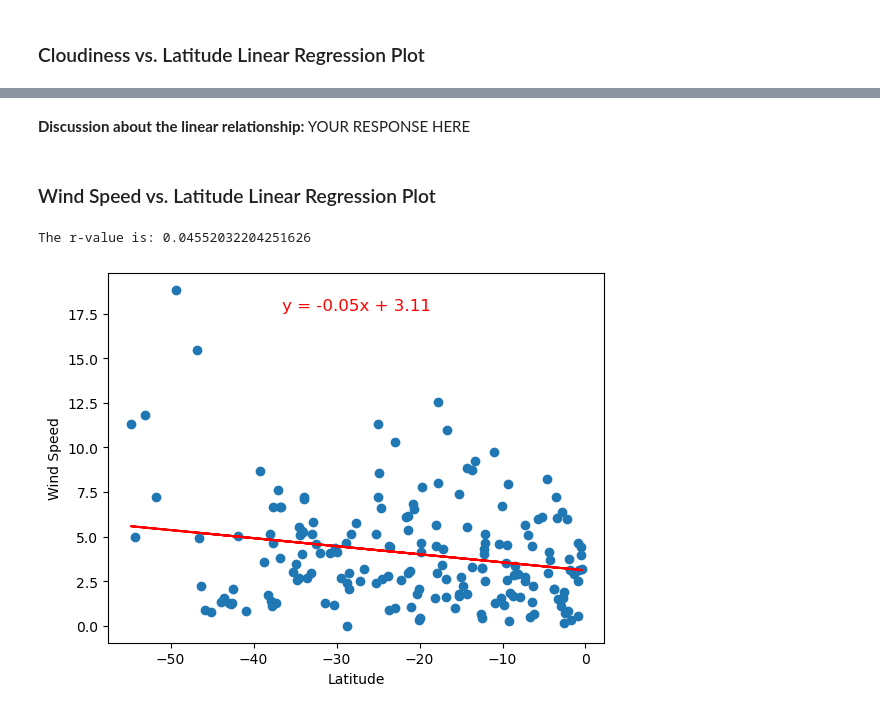
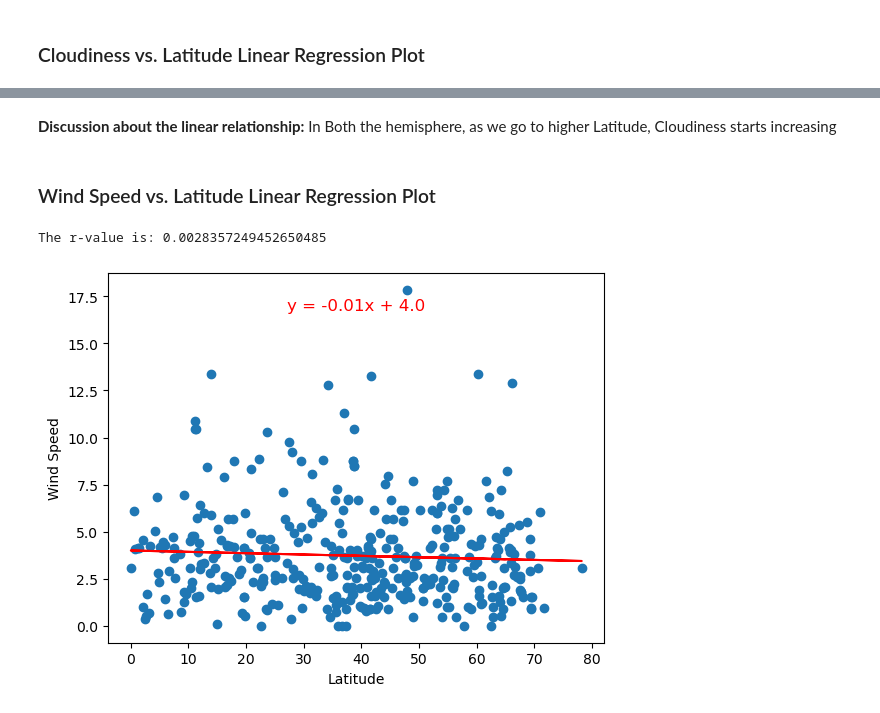
Before and after one commit to kasheshjaiin/python-api-challenge, a Jupyter notebook: WeatherPy/WeatherPy.ipynb, the cells around one changed output, grey strips where cells are left out. Drawn from its saved outputs; the diff is of its cells as text; code cells hidden in the pictures.

```diff
--- a/WeatherPy/WeatherPy.ipynb
+++ b/WeatherPy/WeatherPy.ipynb
@@ -378,13 +378,13 @@ The r-value is: 0.1184489037311788
-# %% [markdown]
-**Discussion about the linear relationship:** YOUR RESPONSE HERE
+# %% [markdown]
+**Discussion about the linear relationship:** In Both the hemisphere, as we go to higher Latitude, Cloudiness starts increasing
 # %% [markdown]
 ### Wind Speed vs. Latitude Linear Regression Plot
 # %%
 # Northern Hemisphere
-linear_regression_plot(southern_hemi_df['Lat'], southern_hemi_df['Wind Speed'], 'Latitude', 'Wind Speed')
+linear_regression_plot(northern_hemi_df['Lat'], northern_hemi_df['Wind Speed'], 'Latitude', 'Wind Speed')
 # %% [output]
-The r-value is: 0.04552032204251626
+The r-value is: 0.0028357249452650485
-[figure, old version]
+[figure, new version]
 # %%
 # Southern Hemisphere
 linear_regression_plot(southern_hemi_df['Lat'], southern_hemi_df['Wind Speed'], 'Latitude', 'Wind Speed')
```
Also changed, not shown: parts of 23 cells of this notebook, 6 other files.
